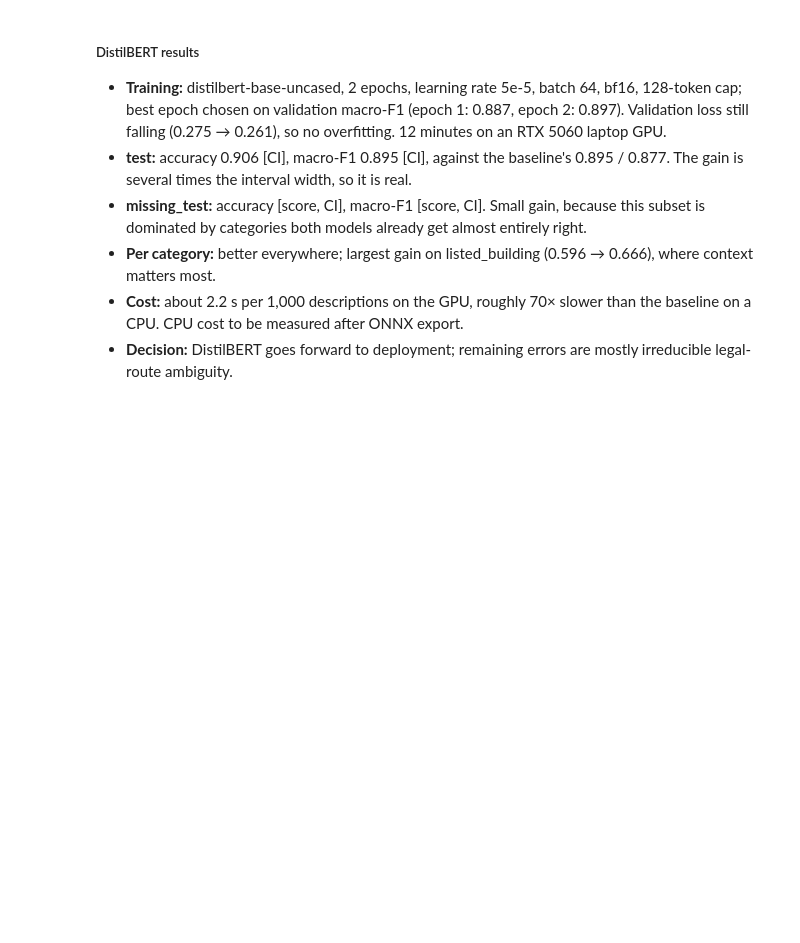
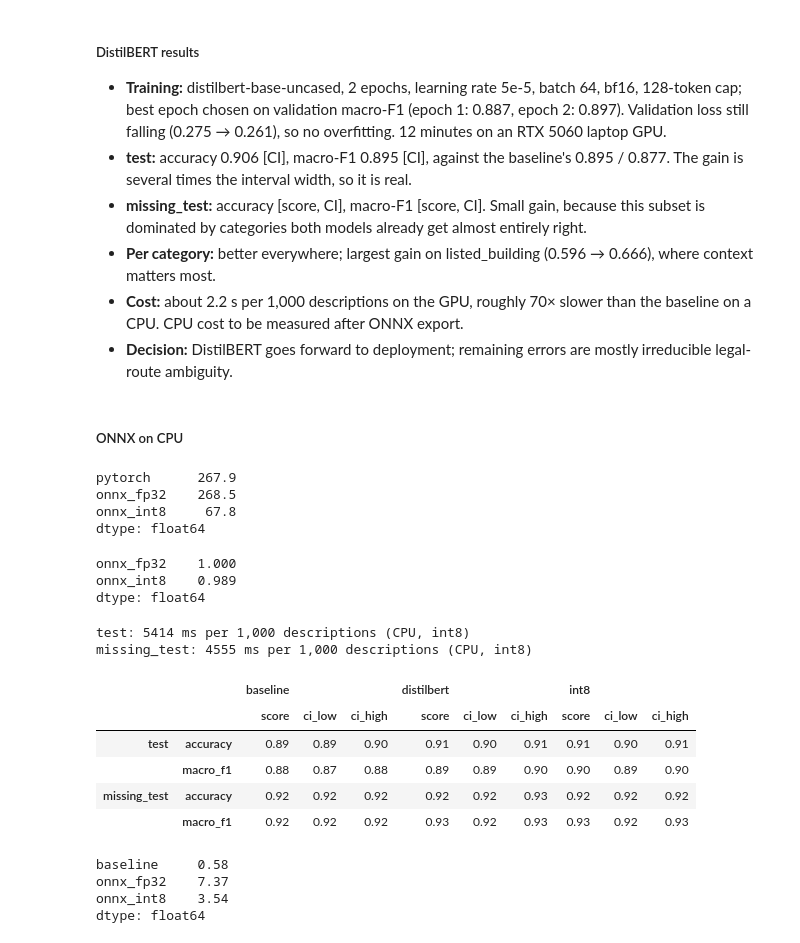
Before and after one commit to samaddmirzaa/london-planscope, a Jupyter notebook: notebooks/02_category_classifier.ipynb, the cells around one changed output. Cells and saved outputs as stored; diff of their text form; code cells hidden in the pictures; blank space fills up the shorter version.

Commit message:
Export classifier to ONNX, measure int8 on CPU, fill missing categories

```diff
--- a/notebooks/02_category_classifier.ipynb
+++ b/notebooks/02_category_classifier.ipynb
@@ -268,3 +272,76 @@ pd.DataFrame(f1).round(3)
 - **Per category:** better everywhere; largest gain on listed_building (0.596 → 0.666), where context matters most.
 - **Cost:** about 2.2 s per 1,000 descriptions on the GPU, roughly 70× slower than the baseline on a CPU. CPU cost to be measured after ONNX export.
 - **Decision:** DistilBERT goes forward to deployment; remaining errors are mostly irreducible legal-route ambiguity.
+# %% [markdown]
+##### ONNX on CPU
+# %%
+# Model file sizes in MB: PyTorch weights vs ONNX fp32 vs ONNX int8
+
+files = {
+    'pytorch': '../models/category-distilbert/model.safetensors',
+    'onnx_fp32': '../models/category-onnx/model.onnx',
+    'onnx_int8': '../models/category-onnx/model.int8.onnx',
+}
+pd.Series({name: Path(path).stat().st_size / 1e6 for name, path in files.items()}).round(1)
+# %% [output]
+pytorch      267.9
+onnx_fp32    268.5
+onnx_int8     67.8
+dtype: float64
+# %%
+# CPU classifiers on the exported models
+
+onnx_fp32 = CategoryClassifier('../models/category-onnx', 'model.onnx')
+onnx_int8 = CategoryClassifier('../models/category-onnx')
+# %%
+# Agreement with the PyTorch model on 1,000 test descriptions
+
+sample = sets['test'].head(1000)
+pd.Series({name: (sample['distil'] == clf.predict(sample['text'].tolist())[0]).mean() for name, clf in [('onnx_fp32', onnx_fp32), ('onnx_int8', onnx_int8)]})
+# %% [output]
+onnx_fp32    1.000
+onnx_int8    0.989
+dtype: float64
+# %%
+# Score the int8 model on both test sets (CPU)
+
+int8_results = {}
+for name in ['test', 'missing_test']:
+    data = sets[name]
+    start = time.perf_counter()
+    predicted, _ = onnx_int8.predict(data['text'].tolist())
+    print(f'{name}: {(time.perf_counter() - start) / len(data) * 1e6:.0f} ms per 1,000 descriptions (CPU, int8)')
+    sets[name] = data.assign(int8=predicted)
+    int8_results[name] = evaluate(data['category'], predicted)
+pd.concat({'baseline': pd.concat(results), 'distilbert': pd.concat(distil_results), 'int8': pd.concat(int8_results)}, axis=1)
+# %% [output]
+test: 5414 ms per 1,000 descriptions (CPU, int8)
+missing_test: 4555 ms per 1,000 descriptions (CPU, int8)
+|  |  | baseline |  |  | distilbert |  |  | int8 |  |  |
+|  |  | score | ci_low | ci_high | score | ci_low | ci_high | score | ci_low | ci_high |
+| test | accuracy | 0.89 | 0.89 | 0.90 | 0.91 | 0.90 | 0.91 | 0.91 | 0.90 | 0.91 |
+|  | macro_f1 | 0.88 | 0.87 | 0.88 | 0.89 | 0.89 | 0.90 | 0.90 | 0.89 | 0.90 |
+| missing_test | accuracy | 0.92 | 0.92 | 0.92 | 0.92 | 0.92 | 0.93 | 0.92 | 0.92 | 0.92 |
+|  | macro_f1 | 0.92 | 0.92 | 0.92 | 0.93 | 0.92 | 0.93 | 0.93 | 0.92 | 0.93 |
+# %%
+# Latency for one description on CPU (what an API request costs): median of 200 requests, in ms
+
+def median_ms(predict_one):
+    times = []
+    for text in sets['test']['text'].head(200):
+        start = time.perf_counter()
+        predict_one(text)
+        times.append(time.perf_counter() - start)
+    return np.median(times) * 1000
+
+
+pd.Series({
+    'baseline': median_ms(lambda text: model.predict(vectorizer.transform([text]))),
+    'onnx_fp32': median_ms(lambda text: onnx_fp32.predict([text])),
+    'onnx_int8': median_ms(lambda text: onnx_int8.predict([text])),
+}).round(2)
+# %% [output]
+baseline     0.58
+onnx_fp32    7.37
+onnx_int8    3.54
+dtype: float64
```
Also changed, not shown: parts of 1 cell of this notebook, 4 other files.
